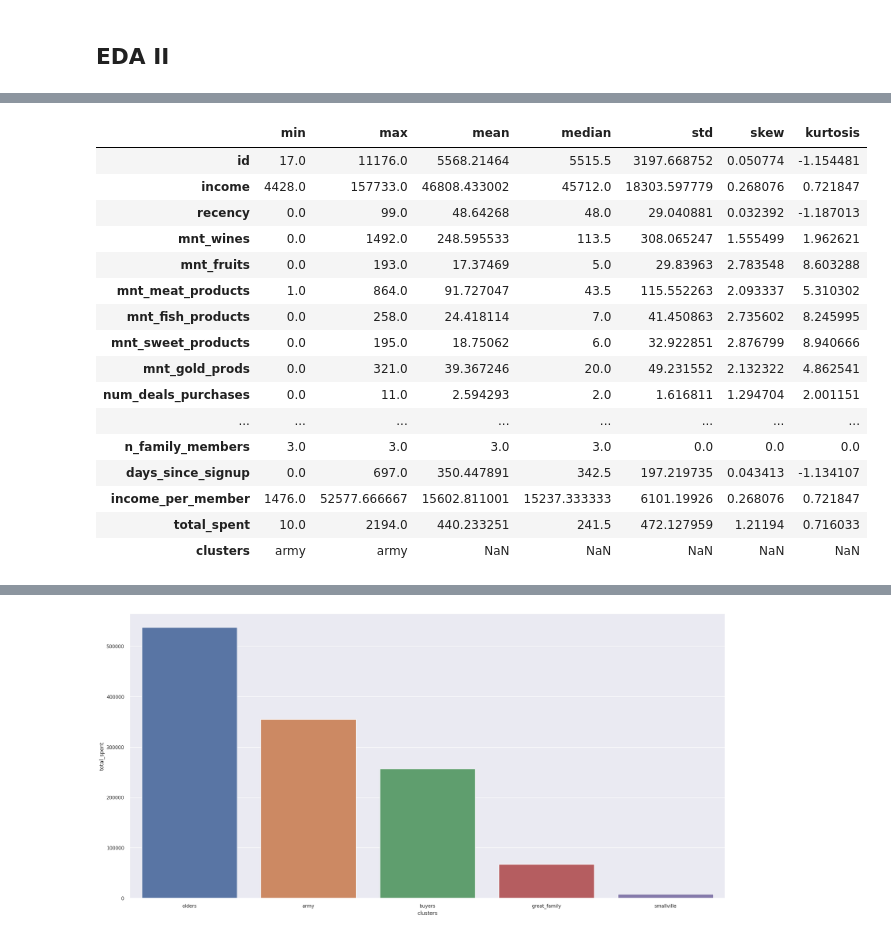
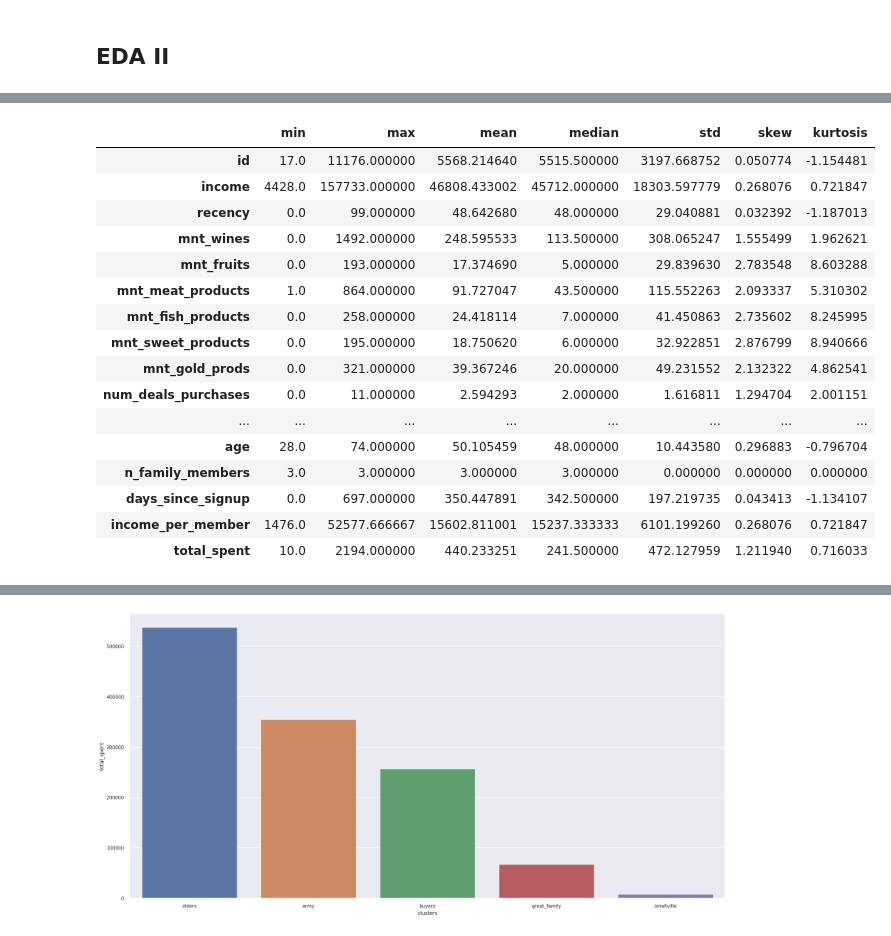
Before and after one commit to lavinomenezes/ifood_data_analyst_challenge, a Jupyter notebook: notebooks/ifood_lm_v10_segmentation_embedding_space.ipynb, the cells around one changed output, grey strips where cells are left out. Saved outputs shown, nothing was run; the diff lists cells and outputs as text; code cells hidden in the pictures.

```diff
--- a/notebooks/ifood_lm_v10_segmentation_embedding_space.ipynb
+++ b/notebooks/ifood_lm_v10_segmentation_embedding_space.ipynb
@@ -700,23 +603,23 @@ df11[df11['clusters']=='olders'].agg(['min','max','mean','median','std','skew','
 # %%
 # divisão dos dados em dois dataframes, um categórico e outro numérico
-df11[df11['clusters']=='army'].agg(['min','max','mean','median','std','skew','kurtosis']).T
+df11[df11['clusters']=='army'].drop(columns="clusters").agg(['min','max','mean','median','std','skew','kurtosis']).T
 # %% [output]
 |  | min | max | mean | median | std | skew | kurtosis |
-| id | 17.0 | 11176.0 | 5568.21464 | 5515.5 | 3197.668752 | 0.050774 | -1.154481 |
-| income | 4428.0 | 157733.0 | 46808.433002 | 45712.0 | 18303.597779 | 0.268076 | 0.721847 |
-| recency | 0.0 | 99.0 | 48.64268 | 48.0 | 29.040881 | 0.032392 | -1.187013 |
-| mnt_wines | 0.0 | 1492.0 | 248.595533 | 113.5 | 308.065247 | 1.555499 | 1.962621 |
-| mnt_fruits | 0.0 | 193.0 | 17.37469 | 5.0 | 29.83963 | 2.783548 | 8.603288 |
-| mnt_meat_products | 1.0 | 864.0 | 91.727047 | 43.5 | 115.552263 | 2.093337 | 5.310302 |
-| mnt_fish_products | 0.0 | 258.0 | 24.418114 | 7.0 | 41.450863 | 2.735602 | 8.245995 |
-| mnt_sweet_products | 0.0 | 195.0 | 18.75062 | 6.0 | 32.922851 | 2.876799 | 8.940666 |
-| mnt_gold_prods | 0.0 | 321.0 | 39.367246 | 20.0 | 49.231552 | 2.132322 | 4.862541 |
-| num_deals_purchases | 0.0 | 11.0 | 2.594293 | 2.0 | 1.616811 | 1.294704 | 2.001151 |
+| id | 17.0 | 11176.000000 | 5568.214640 | 5515.500000 | 3197.668752 | 0.050774 | -1.154481 |
+| income | 4428.0 | 157733.000000 | 46808.433002 | 45712.000000 | 18303.597779 | 0.268076 | 0.721847 |
+| recency | 0.0 | 99.000000 | 48.642680 | 48.000000 | 29.040881 | 0.032392 | -1.187013 |
+| mnt_wines | 0.0 | 1492.000000 | 248.595533 | 113.500000 | 308.065247 | 1.555499 | 1.962621 |
+| mnt_fruits | 0.0 | 193.000000 | 17.374690 | 5.000000 | 29.839630 | 2.783548 | 8.603288 |
+| mnt_meat_products | 1.0 | 864.000000 | 91.727047 | 43.500000 | 115.552263 | 2.093337 | 5.310302 |
+| mnt_fish_products | 0.0 | 258.000000 | 24.418114 | 7.000000 | 41.450863 | 2.735602 | 8.245995 |
+| mnt_sweet_products | 0.0 | 195.000000 | 18.750620 | 6.000000 | 32.922851 | 2.876799 | 8.940666 |
+| mnt_gold_prods | 0.0 | 321.000000 | 39.367246 | 20.000000 | 49.231552 | 2.132322 | 4.862541 |
+| num_deals_purchases | 0.0 | 11.000000 | 2.594293 | 2.000000 | 1.616811 | 1.294704 | 2.001151 |
 | ... | ... | ... | ... | ... | ... | ... | ... |
-| n_family_members | 3.0 | 3.0 | 3.0 | 3.0 | 0.0 | 0.0 | 0.0 |
-| days_since_signup | 0.0 | 697.0 | 350.447891 | 342.5 | 197.219735 | 0.043413 | -1.134107 |
-| income_per_member | 1476.0 | 52577.666667 | 15602.811001 | 15237.333333 | 6101.19926 | 0.268076 | 0.721847 |
-| total_spent | 10.0 | 2194.0 | 440.233251 | 241.5 | 472.127959 | 1.21194 | 0.716033 |
-| clusters | army | army | NaN | NaN | NaN | NaN | NaN |
+| age | 28.0 | 74.000000 | 50.105459 | 48.000000 | 10.443580 | 0.296883 | -0.796704 |
+| n_family_members | 3.0 | 3.000000 | 3.000000 | 3.000000 | 0.000000 | 0.000000 | 0.000000 |
+| days_since_signup | 0.0 | 697.000000 | 350.447891 | 342.500000 | 197.219735 | 0.043413 | -1.134107 |
+| income_per_member | 1476.0 | 52577.666667 | 15602.811001 | 15237.333333 | 6101.199260 | 0.268076 | 0.721847 |
+| total_spent | 10.0 | 2194.000000 | 440.233251 | 241.500000 | 472.127959 | 1.211940 | 0.716033 |
 # %%
 # divisão dos dados em dois dataframes, um categórico e outro numérico
```
Also changed, not shown: parts of 20 cells of this notebook, 1 other file.
